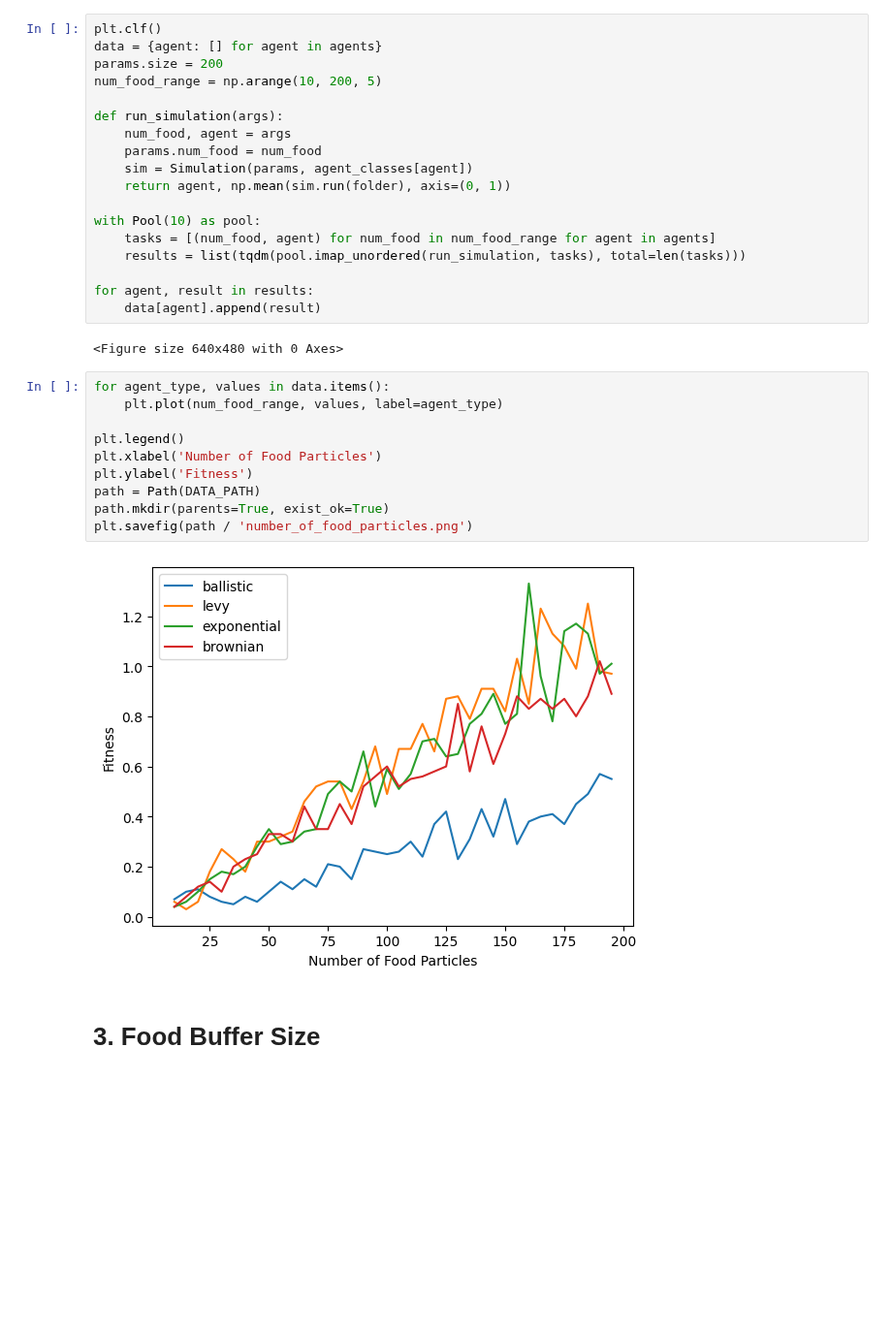
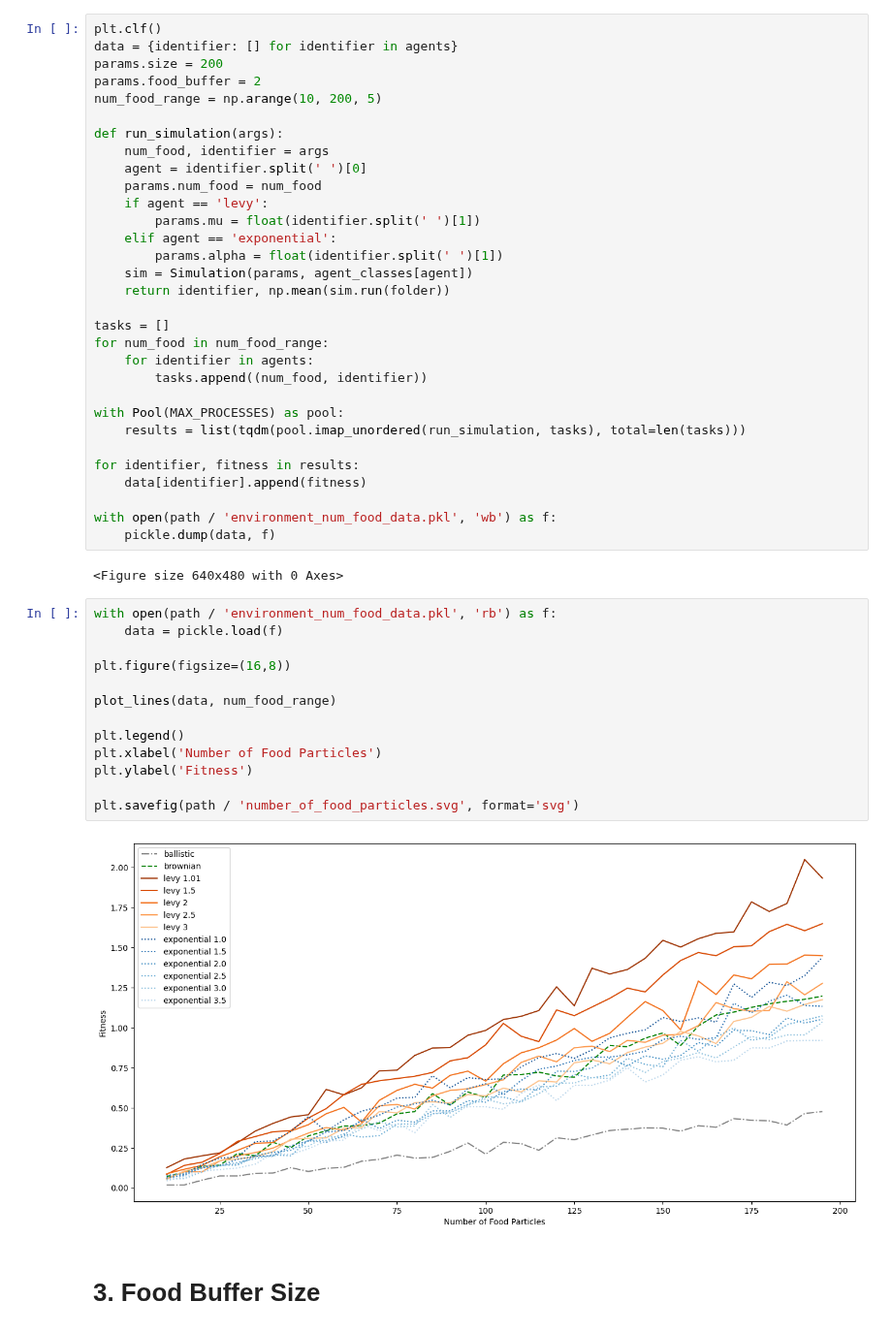
Before and after one commit to winlew/levy-agent-simulation, a Jupyter notebook: studies/exploration.ipynb, the cells around one changed output. Shown at 97% size. Drawn from its saved outputs; the diff is of its cells as text; blank space fills up the shorter version.

```diff
--- a/studies/exploration.ipynb
+++ b/studies/exploration.ipynb
@@ -68,36 +128,52 @@ plt.savefig(path / 'environment_sizes.png')
 Note: simulations with higher numbers of food particles take longer to run.
 # %%
 plt.clf()
-data = {agent: [] for agent in agents}
+data = {identifier: [] for identifier in agents}
 params.size = 200
+params.food_buffer = 2
 num_food_range = np.arange(10, 200, 5)
 
 def run_simulation(args):
-    num_food, agent = args
+    num_food, identifier = args
+    agent = identifier.split(' ')[0]
     params.num_food = num_food
+    if agent == 'levy':
+        params.mu = float(identifier.split(' ')[1])
+    elif agent == 'exponential':
+        params.alpha = float(identifier.split(' ')[1])
     sim = Simulation(params, agent_classes[agent])
-    return agent, np.mean(sim.run(folder), axis=(0, 1))
+    return identifier, np.mean(sim.run(folder))
 
-with Pool(10) as pool:
-    tasks = [(num_food, agent) for num_food in num_food_range for agent in agents]
+tasks = []
+for num_food in num_food_range:
+    for identifier in agents:
+        tasks.append((num_food, identifier))
+
+with Pool(MAX_PROCESSES) as pool:
     results = list(tqdm(pool.imap_unordered(run_simulation, tasks), total=len(tasks)))
 
-for agent, result in results:
-    data[agent].append(result)
+for identifier, fitness in results:
+    data[identifier].append(fitness)
+
+with open(path / 'environment_num_food_data.pkl', 'wb') as f:
+    pickle.dump(data, f)
 # %% [output]
 <Figure size 640x480 with 0 Axes>
 # %%
-for agent_type, values in data.items():
-    plt.plot(num_food_range, values, label=agent_type)
+with open(path / 'environment_num_food_data.pkl', 'rb') as f:
+    data = pickle.load(f)
+
+plt.figure(figsize=(16,8))
+
+plot_lines(data, num_food_range)
 
 plt.legend()
 plt.xlabel('Number of Food Particles')
 plt.ylabel('Fitness')
-path = Path(DATA_PATH)
-path.mkdir(parents=True, exist_ok=True)
-plt.savefig(path / 'number_of_food_particles.png')
+
+plt.savefig(path / 'number_of_food_particles.svg', format='svg')
 # %% [output]
-[figure, old version]
+[figure, new version]
 # %% [markdown]
 # 3. Food Buffer Size
 # %%
```
Also changed, not shown: parts of 7 cells of this notebook, 1 other file.
